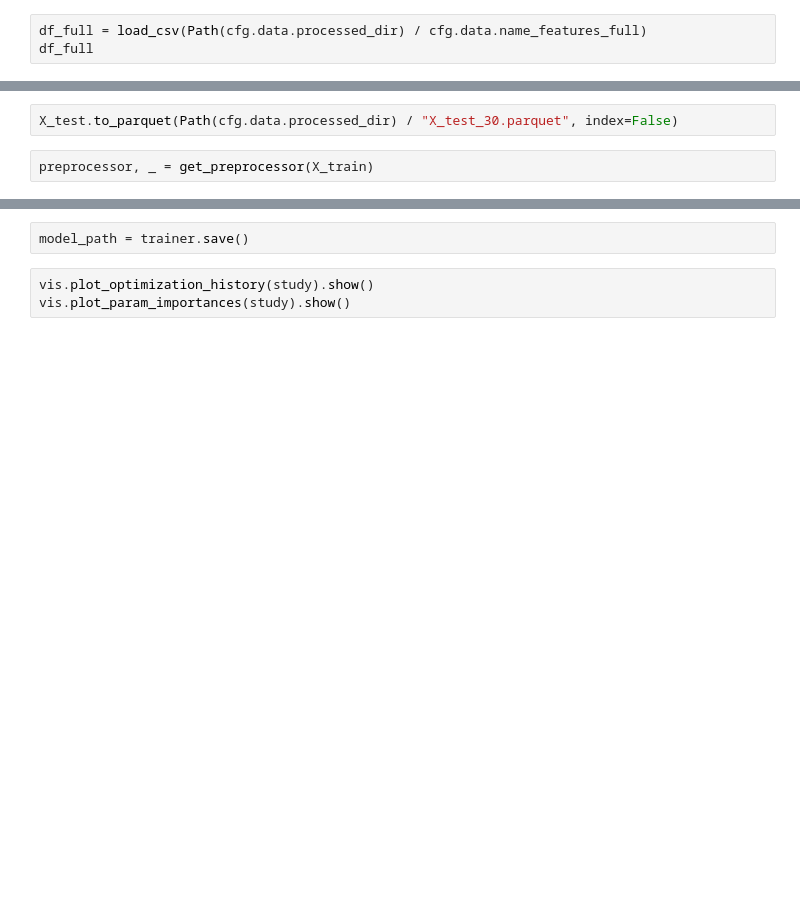
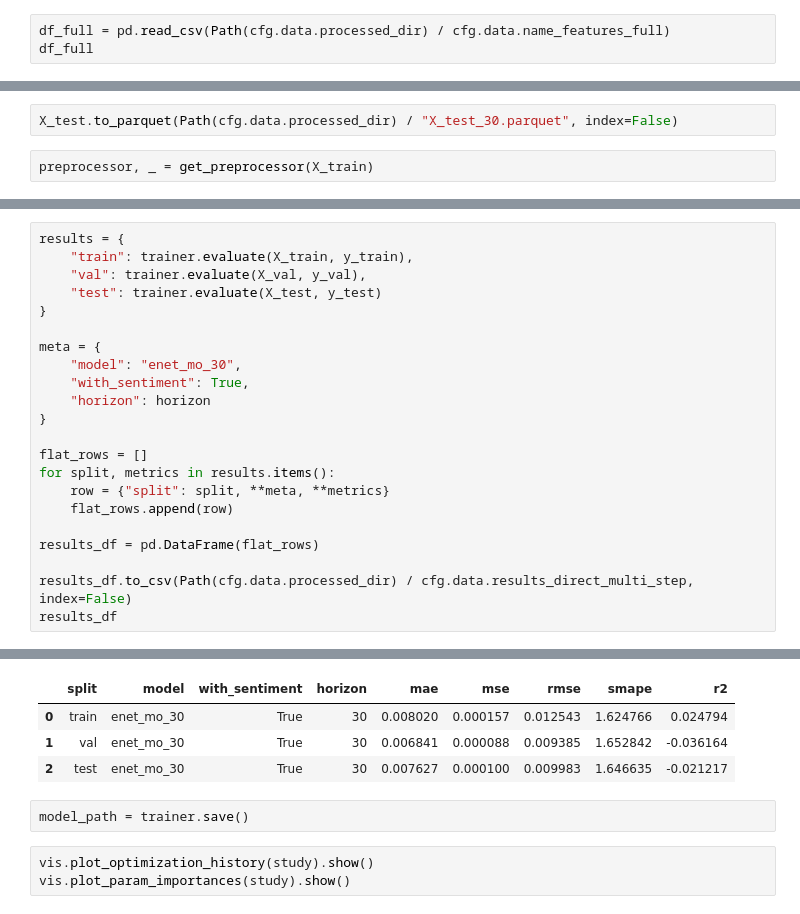
Before and after one commit to vitoco84/ml-stock-sent, a Jupyter notebook: notebooks/04_train_forecast.ipynb, the cells around one changed output, grey strips where cells are left out. Saved outputs shown, nothing was run; the diff lists cells and outputs as text; blank space fills up the shorter version.

```diff
--- a/notebooks/04_train_forecast.ipynb
+++ b/notebooks/04_train_forecast.ipynb
@@ -24,5 +24,5 @@ horizon = 30
 # %%
-df_full = load_csv(Path(cfg.data.processed_dir) / cfg.data.name_features_full)
+df_full = pd.read_csv(Path(cfg.data.processed_dir) / cfg.data.name_features_full)
 df_full
 # %% [output]
 |  | date | open | high | low | close | volume | adj_close | pos | neu | neg | ... | ... |
@@ -117,0 +107,23 @@ test : {'mae': 0.007626522045376102, 'mse': 9.965307508133635e-05, 'rmse': 0.009
+# %%
+results = {
+    "train": trainer.evaluate(X_train, y_train),
+    "val": trainer.evaluate(X_val, y_val),
+    "test": trainer.evaluate(X_test, y_test)
+}
+
+meta = {
+    "model": "enet_mo_30",
+    "with_sentiment": True,
+    "horizon": horizon
+}
+
+flat_rows = []
+for split, metrics in results.items():
+    row = {"split": split, **meta, **metrics}
+    flat_rows.append(row)
+
+results_df = pd.DataFrame(flat_rows)
+
+results_df.to_csv(Path(cfg.data.processed_dir) / cfg.data.results_direct_multi_step, index=False)
+results_df
+# %% [output]
@@ -118,3 +133,7 @@ test : {'mae': 0.007626522045376102, 'mse': 9.965307508133635e-05, 'rmse': 0.009
+|  | split | model | with_sentiment | horizon | mae | mse | rmse | smape | r2 |
+| 0 | train | enet_mo_30 | True | 30 | 0.008020 | 0.000157 | 0.012543 | 1.624766 | 0.024794 |
+| 1 | val | enet_mo_30 | True | 30 | 0.006841 | 0.000088 | 0.009385 | 1.652842 | -0.036164 |
+| 2 | test | enet_mo_30 | True | 30 | 0.007627 | 0.000100 | 0.009983 | 1.646635 | -0.021217 |
 # %%
 model_path = trainer.save()
 # %%
```
Also changed, not shown: parts of 7 cells of this notebook, 11 other files.
